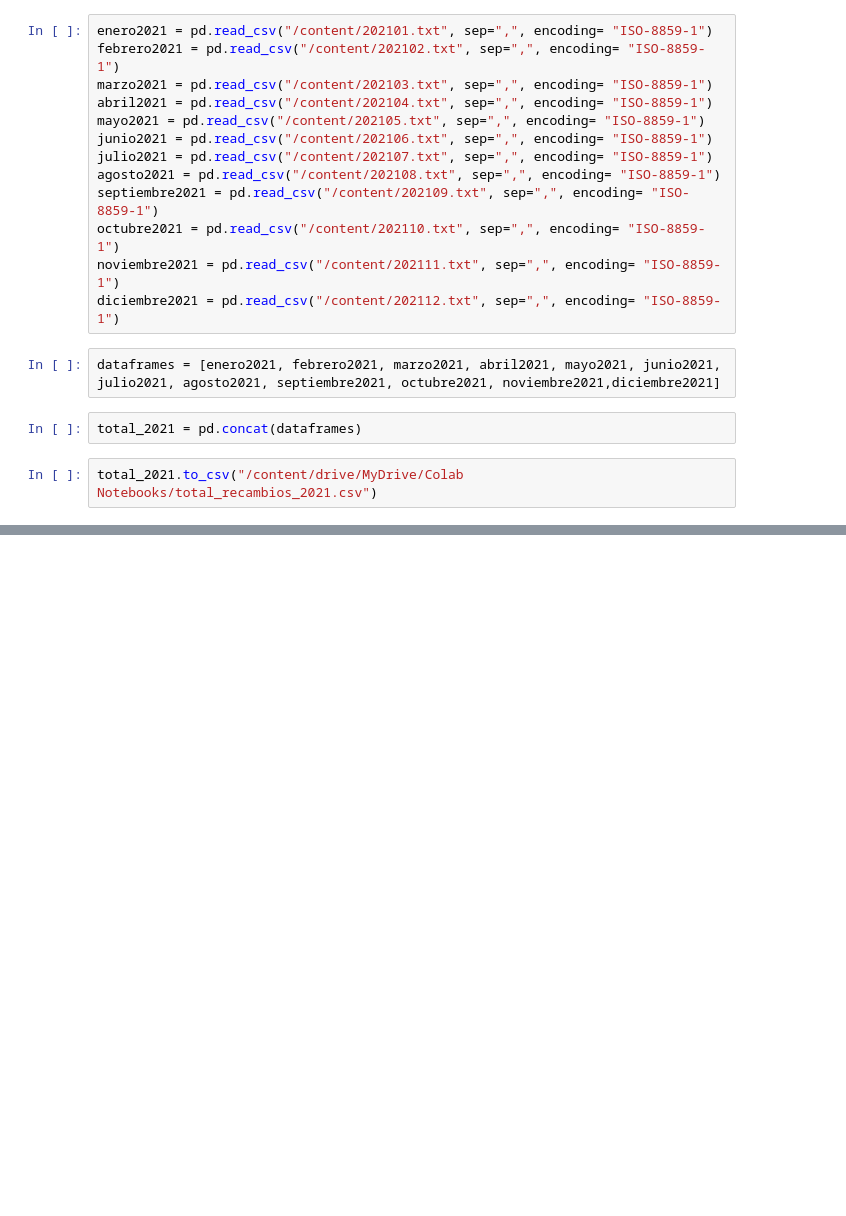
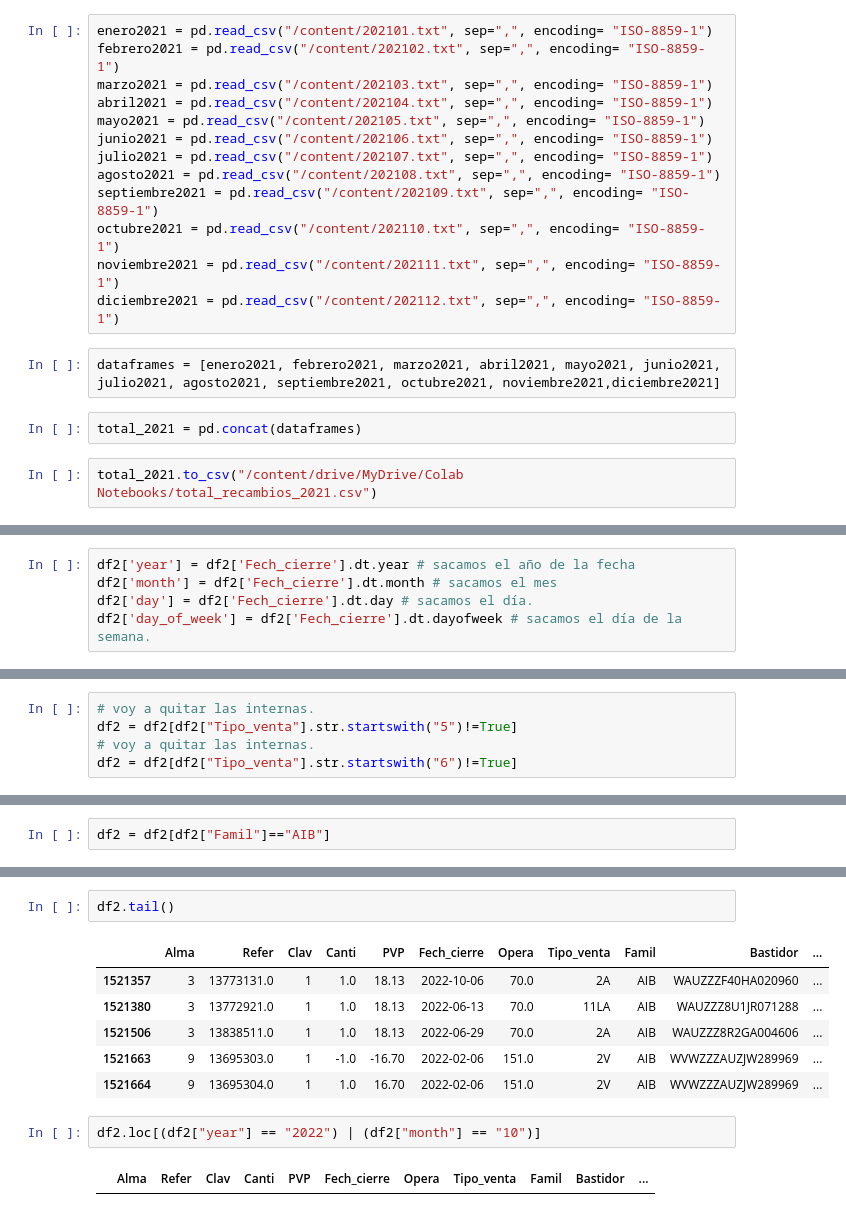
Before and after one commit to pacomm5/PLANTILLAS2, a Jupyter notebook: RECAMBIOS_NUEVO_LISTADO.ipynb, the cells around one changed output, grey strips where cells are left out. Drawn from its saved outputs; the diff is of its cells as text; blank space fills up the shorter version.

```diff
--- a/RECAMBIOS_NUEVO_LISTADO.ipynb
+++ b/RECAMBIOS_NUEVO_LISTADO.ipynb
@@ -265,0 +516,5 @@ total_2021.to_csv("/content/drive/MyDrive/Colab Notebooks/total_recambios_2021.c
+# %%
+df2['year'] = df2['Fech_cierre'].dt.year # sacamos el año de la fecha
+df2['month'] = df2['Fech_cierre'].dt.month # sacamos el mes
+df2['day'] = df2['Fech_cierre'].dt.day # sacamos el día.
+df2['day_of_week'] = df2['Fech_cierre'].dt.dayofweek # sacamos el día de la semana.
@@ -265,0 +548,5 @@ total_2021.to_csv("/content/drive/MyDrive/Colab Notebooks/total_recambios_2021.c
+# %%
+# voy a quitar las internas.
+df2 = df2[df2["Tipo_venta"].str.startswith("5")!=True]
+# voy a quitar las internas.
+df2 = df2[df2["Tipo_venta"].str.startswith("6")!=True]
@@ -265,0 +557,2 @@ total_2021.to_csv("/content/drive/MyDrive/Colab Notebooks/total_recambios_2021.c
+# %%
+df2 = df2[df2["Famil"]=="AIB"]
@@ -265,0 +587,13 @@ total_2021.to_csv("/content/drive/MyDrive/Colab Notebooks/total_recambios_2021.c
+# %%
+df2.tail()
+# %% [output]
+|  | Alma | Refer | Clav | Canti | PVP | Fech_cierre | Opera | Tipo_venta | Famil | Bastidor | ... |
+| 1521357 | 3 | 13773131.0 | 1 | 1.0 | 18.13 | 2022-10-06 | 70.0 | 2A | AIB | WAUZZZF40HA020960 | ... |
+| 1521380 | 3 | 13772921.0 | 1 | 1.0 | 18.13 | 2022-06-13 | 70.0 | 11LA | AIB | WAUZZZ8U1JR071288 | ... |
+| 1521506 | 3 | 13838511.0 | 1 | 1.0 | 18.13 | 2022-06-29 | 70.0 | 2A | AIB | WAUZZZ8R2GA004606 | ... |
+| 1521663 | 9 | 13695303.0 | 1 | -1.0 | -16.70 | 2022-02-06 | 151.0 | 2V | AIB | WVWZZZAUZJW289969 | ... |
+| 1521664 | 9 | 13695304.0 | 1 | 1.0 | 16.70 | 2022-02-06 | 151.0 | 2V | AIB | WVWZZZAUZJW289969 | ... |
+# %%
+df2.loc[(df2["year"] == "2022") | (df2["month"] == "10")]
+# %% [output]
+|  | Alma | Refer | Clav | Canti | PVP | Fech_cierre | Opera | Tipo_venta | Famil | Bastidor | ... |
```
Also changed, not shown: parts of 43 cells of this notebook.
